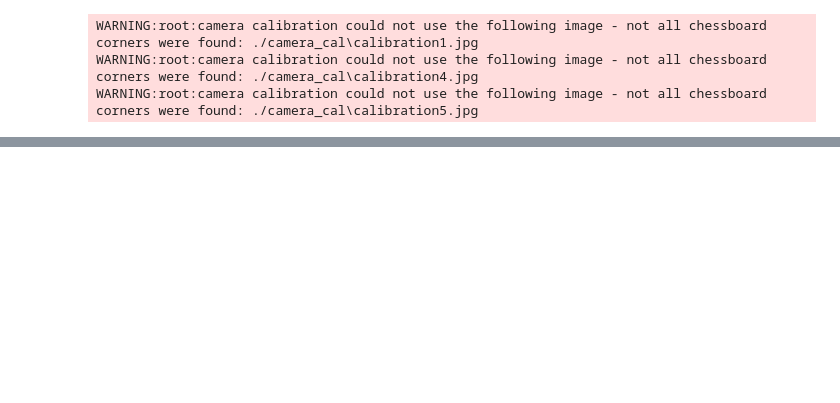
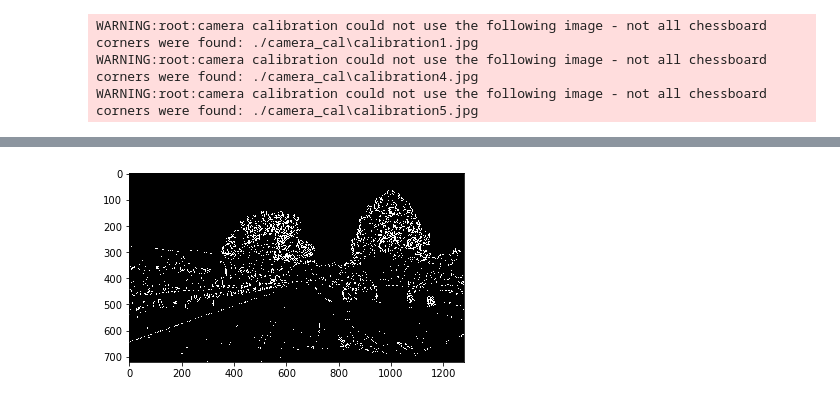
Before and after one commit to mastah43/CarND-Advanced-Lane-Lines, a Jupyter notebook: lane_finding.ipynb, the cells around one changed output, grey strips where cells are left out. Cells and saved outputs as stored; diff of their text form; code cells hidden in the pictures; blank space fills up the shorter version.

```diff
--- a/lane_finding.ipynb
+++ b/lane_finding.ipynb
@@ -44,6 +47,10 @@ WARNING:root:camera calibration could not use the following image - not all ches
 # %%
+import lane_isolator
+importlib.reload(lane_isolator)
 from lane_isolator import LaneIsolator
 lane_isolator = LaneIsolator()
 img_lanes = lane_isolator.isolate_lanes(img_undistorted)
 plot_image(img_lanes)
+# %% [output]
+[figure, added]
 # %%
```
Also changed, not shown: parts of 5 cells of this notebook, 2 other files.
